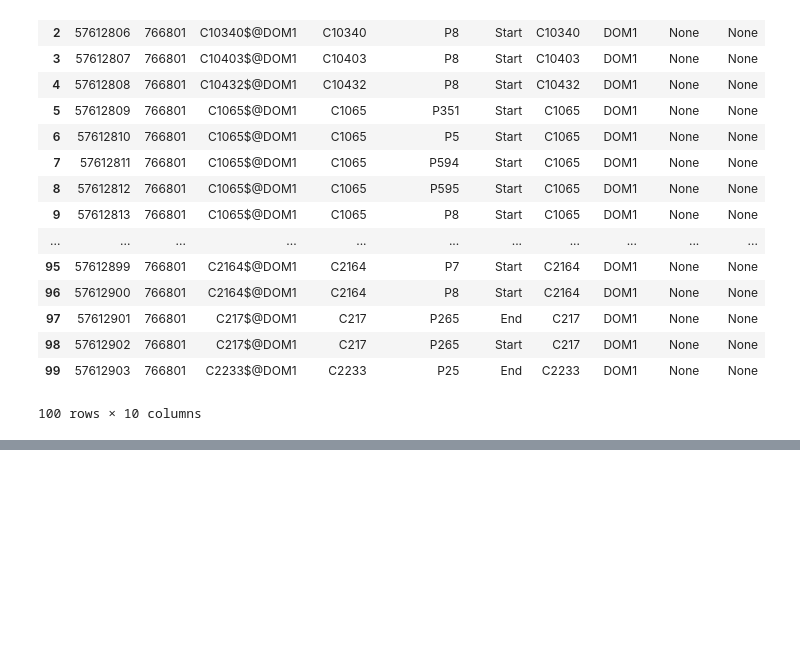
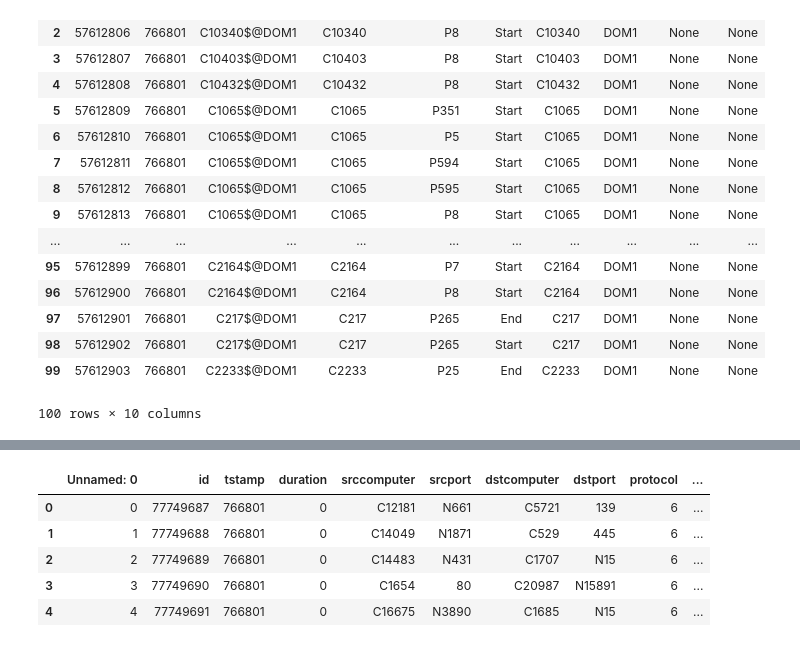
Before and after one commit to jstyczynski/DataScience-Capstone, a Jupyter notebook: Capstone Data Exploration.ipynb, the cells around one changed output, grey strips where cells are left out. Drawn from its saved outputs; the diff is of its cells as text; code cells hidden in the pictures; blank space fills up the shorter version.

```diff
--- a/Capstone Data Exploration.ipynb
+++ b/Capstone Data Exploration.ipynb
@@ -570,0 +553,9 @@ df.head(100)
+# %%
+df_flows.head()
+# %% [output]
+|  | Unnamed: 0 | id | tstamp | duration | srccomputer | srcport | dstcomputer | dstport | protocol | ... |
+| 0 | 0 | 77749687 | 766801 | 0 | C12181 | N661 | C5721 | 139 | 6 | ... |
+| 1 | 1 | 77749688 | 766801 | 0 | C14049 | N1871 | C529 | 445 | 6 | ... |
+| 2 | 2 | 77749689 | 766801 | 0 | C14483 | N431 | C1707 | N15 | 6 | ... |
+| 3 | 3 | 77749690 | 766801 | 0 | C1654 | 80 | C20987 | N15891 | 6 | ... |
+| 4 | 4 | 77749691 | 766801 | 0 | C16675 | N3890 | C1685 | N15 | 6 | ... |
```
Also changed, not shown: parts of 45 cells of this notebook, 4 other files.
